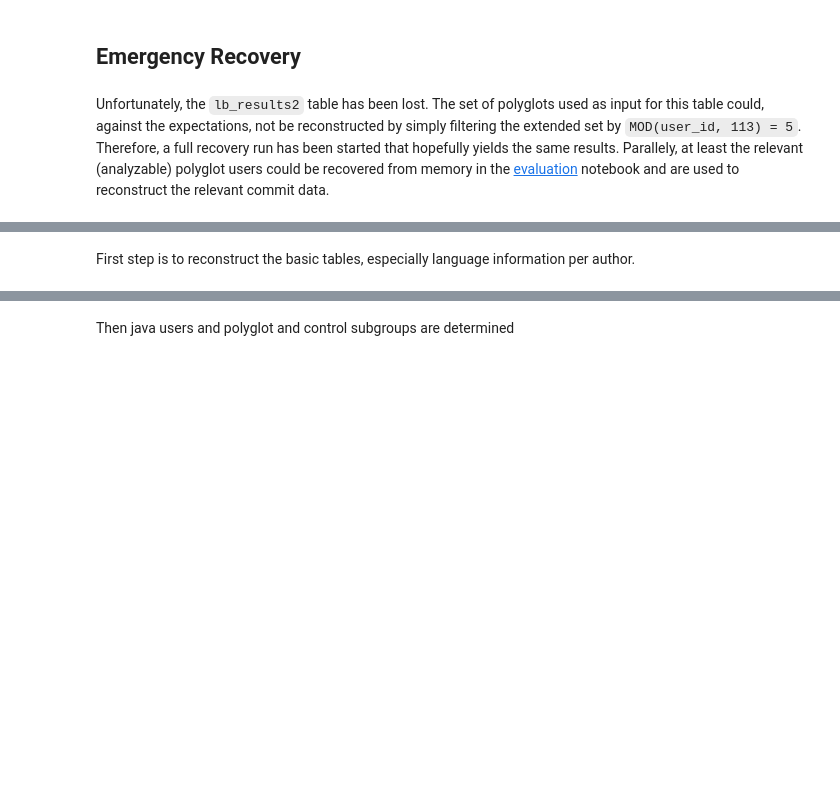
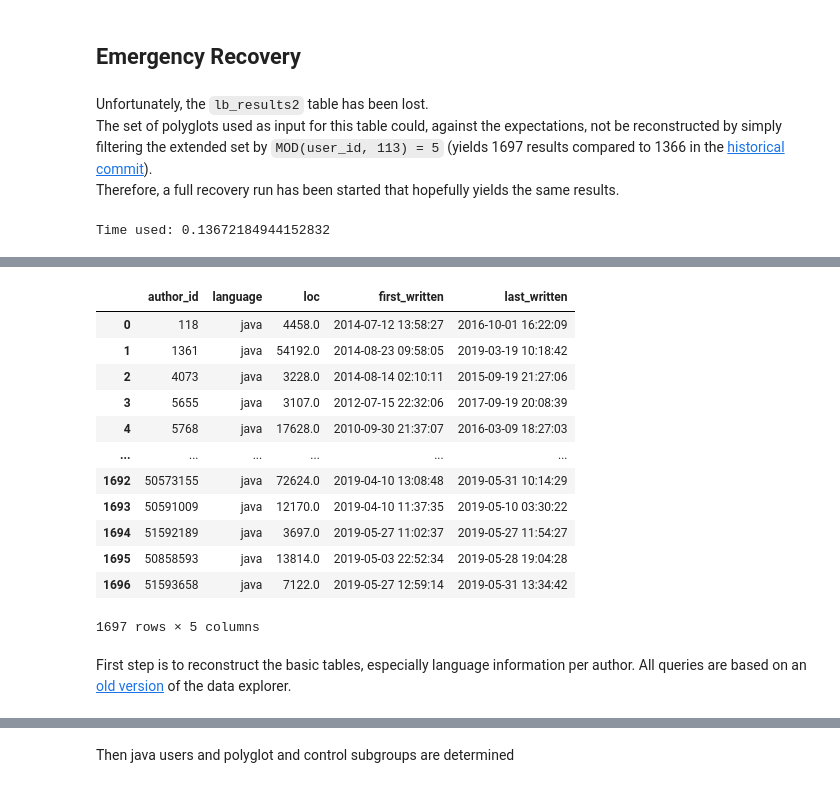
Before and after one commit to LeonBein/CRM20, a Jupyter notebook: RepoAnalysis.ipynb, the cells around one changed output, grey strips where cells are left out. Drawn from its saved outputs; the diff is of its cells as text; code cells hidden in the pictures; blank space fills up the shorter version.

Commit message:
Add recovery documentation and clean up intermediate recovery

```diff
--- a/RepoAnalysis.ipynb
+++ b/RepoAnalysis.ipynb
@@ -896,4 +896,14 @@ Evaluation of the results can be found in the [Results_Iteration#2](Results_Iter
 # %% [markdown]
 ## Emergency Recovery
 # %% [markdown]
-Unfortunately, the `lb_results2` table has been lost. The set of polyglots used as input for this table could, against the expectations, not be reconstructed by simply filtering the extended set by `MOD(user_id, 113) = 5`. Therefore, a full recovery run has been started that hopefully yields the same results. Parallely, at least the relevant (analyzable) polyglot users could be recovered from memory in the [evaluation](Results_Iteration#2.ipynb) notebook and are used to reconstruct the relevant commit data.
+Unfortunately, the `lb_results2` table has been lost. <br>
+The set of polyglots used as input for this table could, against the expectations, not be reconstructed by simply filtering the extended set by `MOD(user_id, 113) = 5` (yields 1697 results compared to 1366 in the [historical commit](https://github.com/LeonBein/CRM20/blob/d58061b46925d8c72498ef623784cfeef16ee52b/DataExplorer.ipynb)). <br>
+Therefore, a full recovery run has been started that hopefully yields the same results.
+# %%
+dbUtils.runQuery('''
+    SELECT *
+    FROM crm20.lb_java_users
+    WHERE MOD(author_id, 113) = 5
+''')
+# %% [output]
+Time used: 0.13672184944152832
@@ -900,5 +911,18 @@ Unfortunately, the `lb_results2` table has been lost. The set of polyglots used
+|  | author_id | language | loc | first_written | last_written |
+| 0 | 118 | java | 4458.0 | 2014-07-12 13:58:27 | 2016-10-01 16:22:09 |
+| 1 | 1361 | java | 54192.0 | 2014-08-23 09:58:05 | 2019-03-19 10:18:42 |
+| 2 | 4073 | java | 3228.0 | 2014-08-14 02:10:11 | 2015-09-19 21:27:06 |
+| 3 | 5655 | java | 3107.0 | 2012-07-15 22:32:06 | 2017-09-19 20:08:39 |
+| 4 | 5768 | java | 17628.0 | 2010-09-30 21:37:07 | 2016-03-09 18:27:03 |
+| ... | ... | ... | ... | ... | ... |
+| 1692 | 50573155 | java | 72624.0 | 2019-04-10 13:08:48 | 2019-05-31 10:14:29 |
+| 1693 | 50591009 | java | 12170.0 | 2019-04-10 11:37:35 | 2019-05-10 03:30:22 |
+| 1694 | 51592189 | java | 3697.0 | 2019-05-27 11:02:37 | 2019-05-27 11:54:27 |
+| 1695 | 50858593 | java | 13814.0 | 2019-05-03 22:52:34 | 2019-05-28 19:04:28 |
+| 1696 | 51593658 | java | 7122.0 | 2019-05-27 12:59:14 | 2019-05-31 13:34:42 |
+1697 rows × 5 columns
 # %% [markdown]
-First step is to reconstruct the basic tables, especially language information per author.
+First step is to reconstruct the basic tables, especially language information per author. All queries are based on an [old version](https://github.com/LeonBein/CRM20/blob/d58061b46925d8c72498ef623784cfeef16ee52b/DataExplorer.ipynb) of the data explorer.
 # %%
 dbUtils.runQuery('''
     CREATE MATERIALIZED VIEW crm20.temp_languages AS (
```
Also changed, not shown: parts of 6 cells of this notebook, 2 other files.
